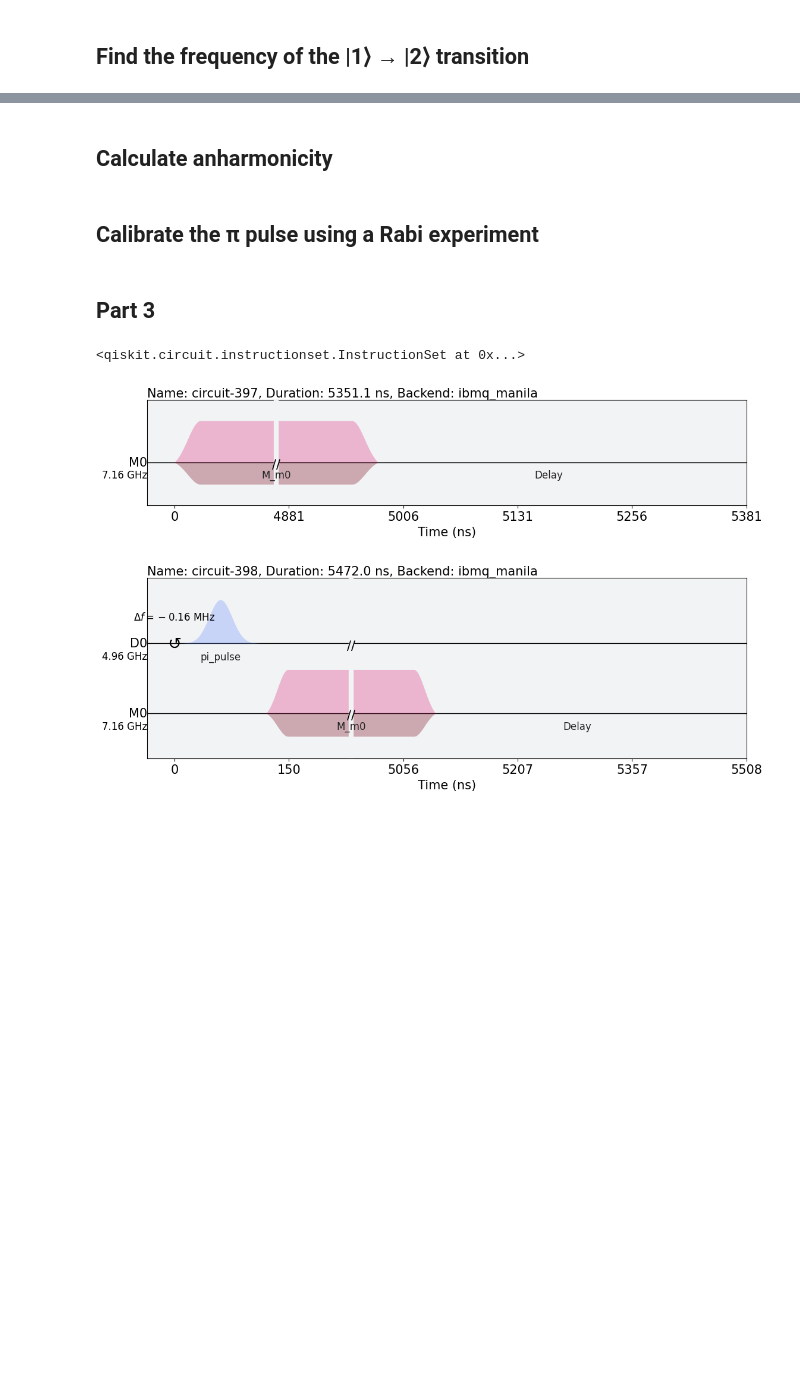
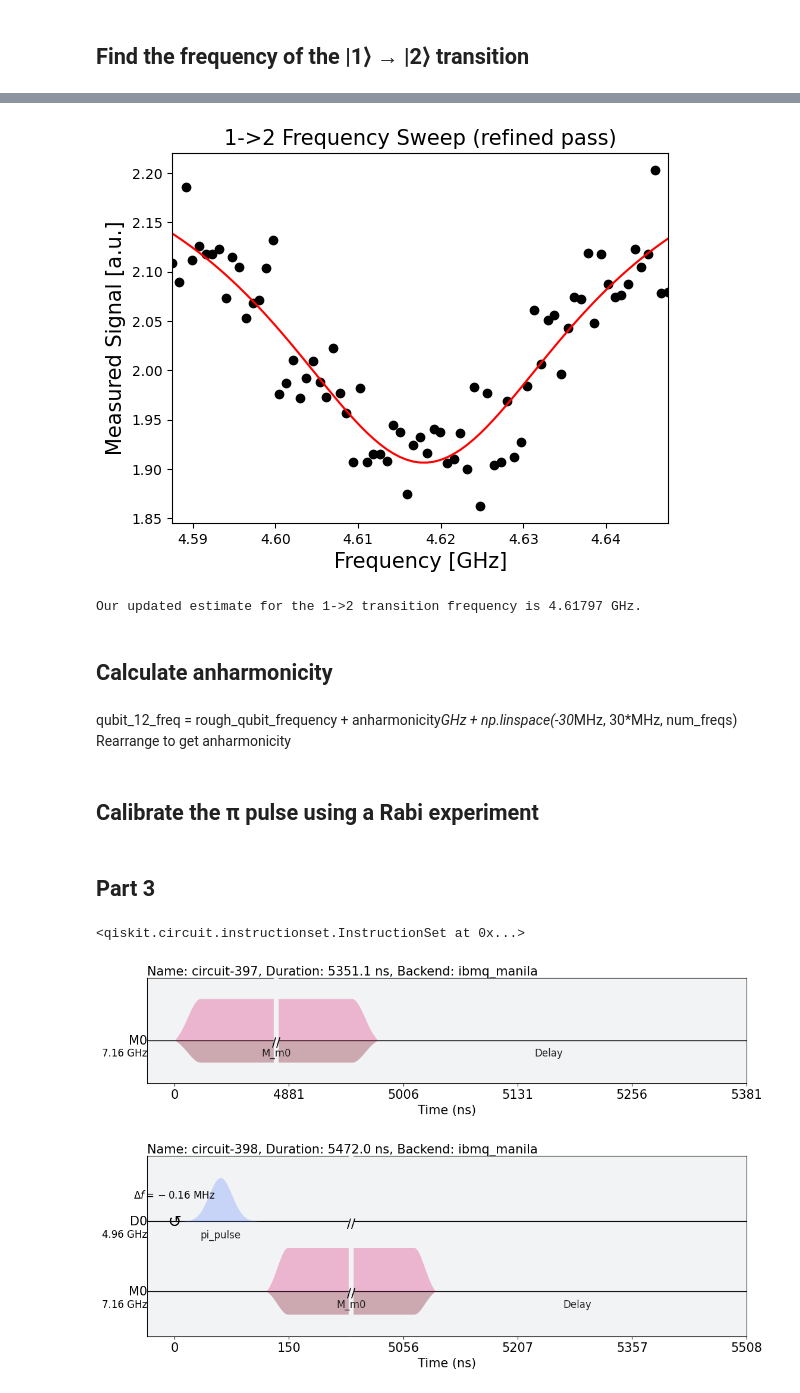
Before and after one commit to drewcurran/ECE396_Project, a Jupyter notebook: Beyond the Two-Level System.ipynb, the cells around one changed output, grey strips where cells are left out. Cells and saved outputs as stored; diff of their text form; code cells hidden in the pictures; blank space fills up the shorter version.

```diff
--- a/Beyond the Two-Level System.ipynb
+++ b/Beyond the Two-Level System.ipynb
@@ -411,0 +391,11 @@ Result(backend_name='ibmq_manila', backend_version='1.1.0', qobj_id='e847b15c-13
+# %%
+## create a pulse schedule
+
+freq = Parameter('freq')
+with pulse.build(backend=backend, default_alignment='sequential', name='Frequency sweep') as freq12_sweep_sched:
+    drive_chan = pulse.drive_channel(qubit)
+    with pulse.frequency_offset(freq, drive_chan):
+        pulse.play(pulse.Gaussian(duration=x12_duration,
+                                  amp=drive_power,
+                                  sigma=x12_sigma,
+                                  name='x12_pulse'), drive_chan)
@@ -411,0 +422,9 @@ Result(backend_name='ibmq_manila', backend_version='1.1.0', qobj_id='e847b15c-13
+# %%
+## run assembled program on backend
+
+num_shots_per_frequency = 1024
+
+excited_freq_sweep_job = backend.run(exp_spect_circs,
+                                     meas_level=1,
+                                     meas_return='avg',
+                                     shots=num_shots_per_frequency)
@@ -412,2 +460,30 @@ Result(backend_name='ibmq_manila', backend_version='1.1.0', qobj_id='e847b15c-13
+# %%
+## fit values to a curve
+
+(excited_sweep_fit_params,
+ excited_sweep_y_fit) = fit_function(excited_sweep_freqs,
+                                     excited_freq_sweep_data,
+                                     lambda x, A, q_freq, B, C: (A / np.pi) * (B / ((x - q_freq)**2 + B**2)) + C,
+                                     [-20, 4.625*GHz, 0.06*GHz, 3*GHz] # initial parameters for curve_fit
+                                     )
+
+# Note: only plotting the real part of the signal
+plt.scatter(excited_sweep_freqs/GHz, excited_freq_sweep_data, color='black')
+plt.plot(excited_sweep_freqs/GHz, excited_sweep_y_fit, color='red')
+plt.xlim([min(excited_sweep_freqs/GHz), max(excited_sweep_freqs/GHz)])
+plt.xlabel("Frequency [GHz]", fontsize=15)
+plt.ylabel("Measured Signal [a.u.]", fontsize=15)
+plt.title("1->2 Frequency Sweep (refined pass)", fontsize=15)
+plt.show()
+# %% [output]
+[figure, added]
+# %%
+## derive frequency using peak
+
+_, qubit_12_freq, _, _ = excited_sweep_fit_params
+print(f"Our updated estimate for the 1->2 transition frequency is "
+      f"{round(qubit_12_freq/GHz, 5)} GHz.")
+# %% [output]
+Our updated estimate for the 1->2 transition frequency is 4.61797 GHz.
 # %% [markdown]
 ## Calculate anharmonicity
@@ -414,3 +492,6 @@ Result(backend_name='ibmq_manila', backend_version='1.1.0', qobj_id='e847b15c-13
+# %% [markdown]
+qubit_12_freq = rough_qubit_frequency + anharmonicity*GHz + np.linspace(-30*MHz, 30*MHz, num_freqs)
+Rearrange to get anharmonicity
 # %% [markdown]
 ## Calibrate the π pulse using a Rabi experiment
 # %% [markdown]
```
Also changed, not shown: parts of 17 cells of this notebook.
